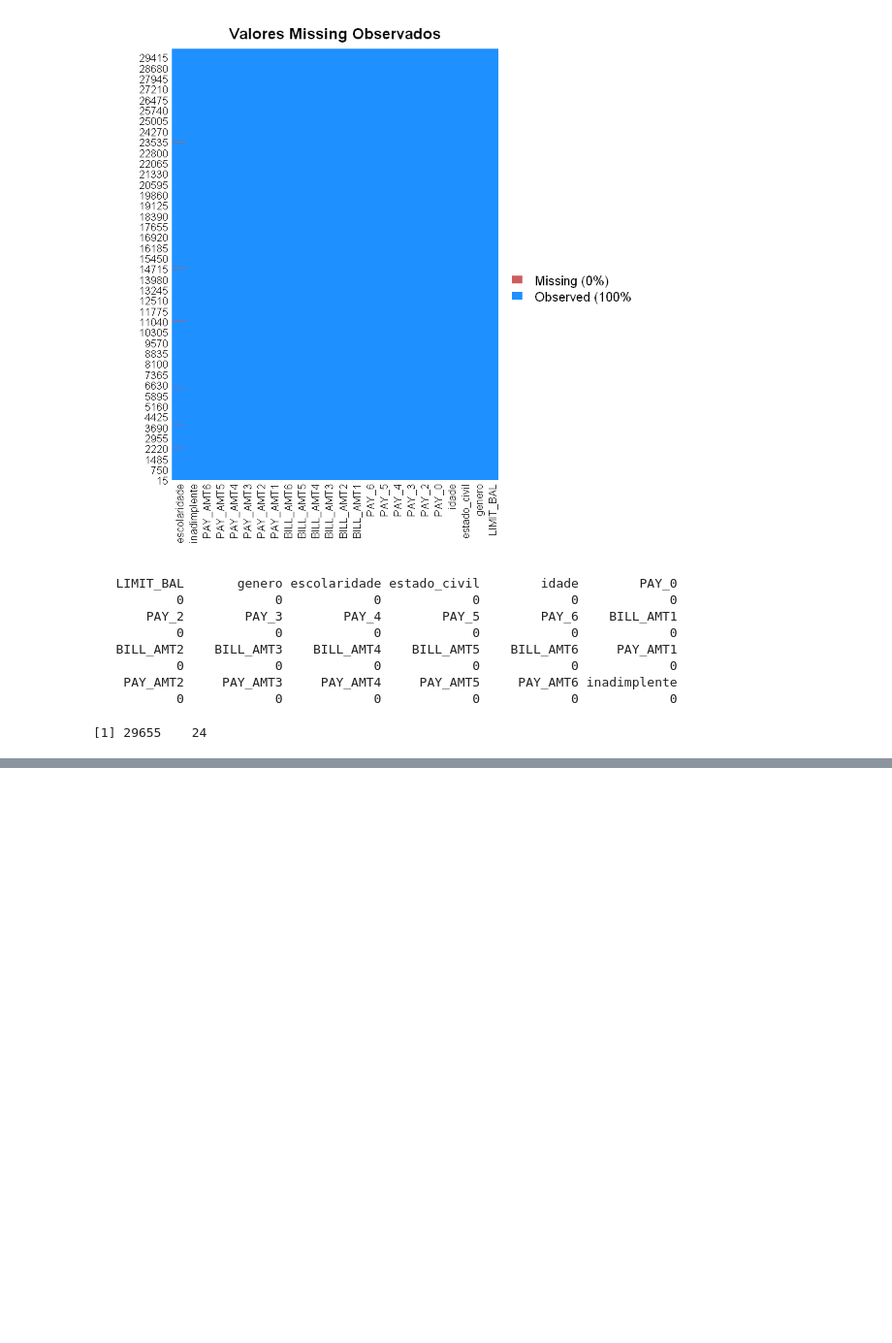
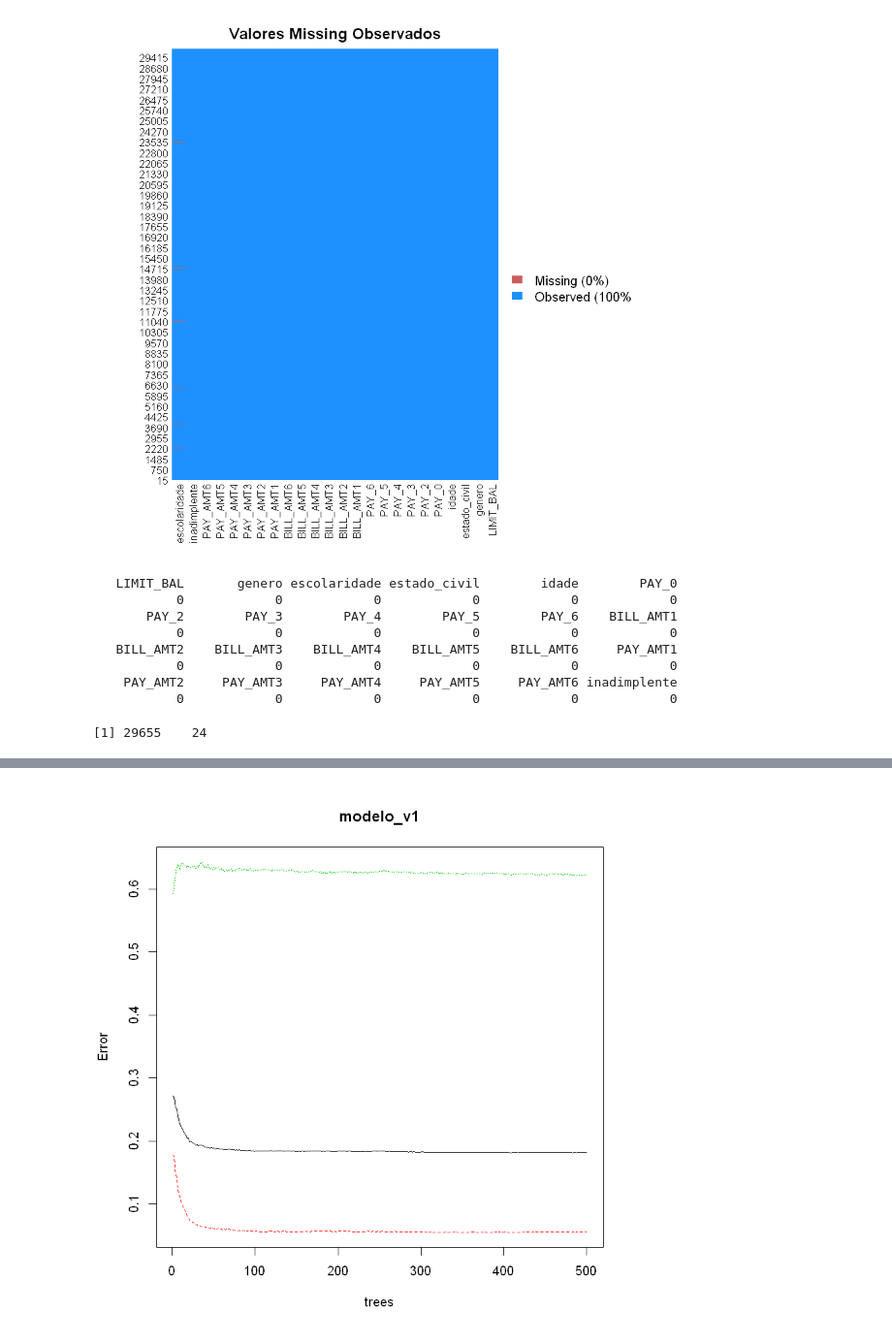
Before and after one commit to emariot/machine_learning, a Jupyter notebook: R/clientes_inadimplentes.ipynb, the cells around one changed output, grey strips where cells are left out. Shown at 97% size. Saved outputs shown, nothing was run; the diff lists cells and outputs as text; code cells hidden in the pictures; blank space fills up the shorter version.

```diff
--- a/R/clientes_inadimplentes.ipynb
+++ b/R/clientes_inadimplentes.ipynb
@@ -340,0 +424,4 @@ dim(data)
+# %%
+# Primeira versão: RandomForest (arvore de decisão, classificação)
+modelo_v1 = randomForest(inadimplente ~ ., data=data_treino)
+modelo_v1
@@ -340,0 +440,5 @@ dim(data)
+# %%
+# Avaliação do modelo
+plot(modelo_v1)
+# %% [output]
+[figure, added]
```
Also changed, not shown: parts of 23 cells of this notebook.
